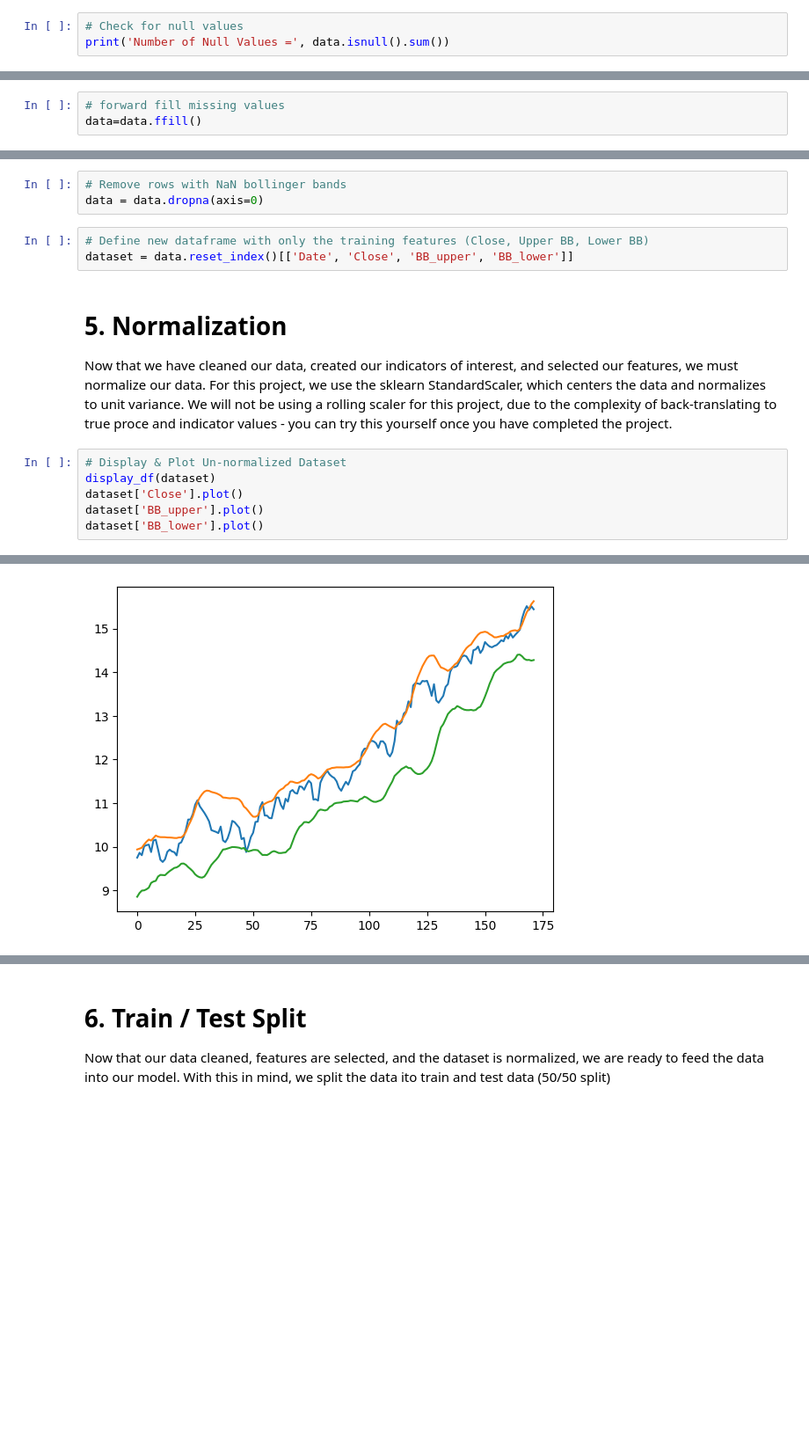
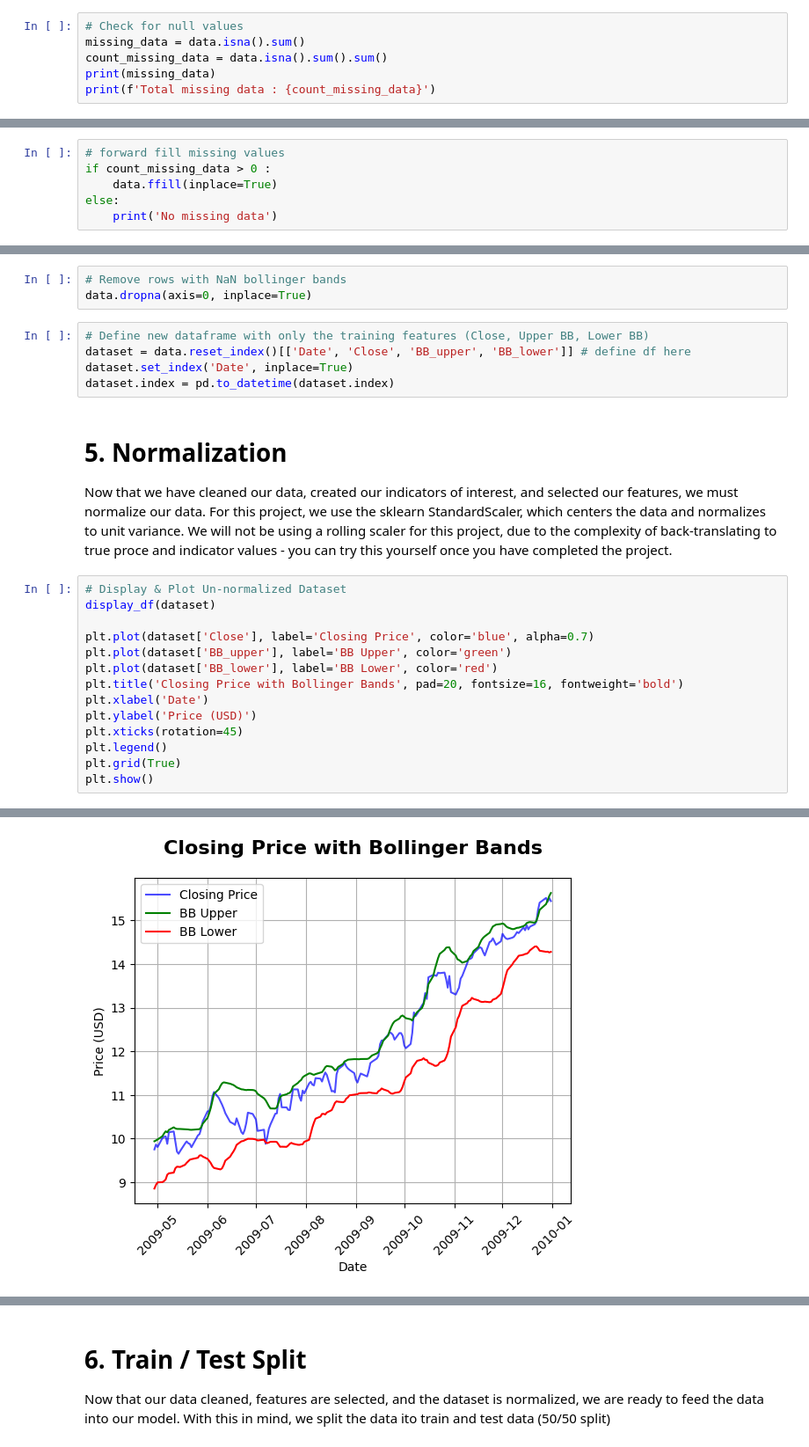
Before and after one commit to bigboy92/fend-matching-game, a Jupyter notebook: project_nb.ipynb, the cells around one changed output, grey strips where cells are left out. Shown at 88% size. Saved outputs shown, nothing was run; the diff lists cells and outputs as text; blank space fills up the shorter version.

```diff
--- a/project_nb.ipynb
+++ b/project_nb.ipynb
@@ -69,5 +70,8 @@ data['Close'].plot(rot=45)
 Next, we need to clean our data for training our model. This requires removal of NaN values.
 # %%
 # Check for null values
-print('Number of Null Values =', data.isnull().sum())
+missing_data = data.isna().sum()
+count_missing_data = data.isna().sum().sum()
+print(missing_data)
+print(f'Total missing data : {count_missing_data}')
 # %% [output]
@@ -81,5 +86,8 @@ dtype: int64
 # %%
 # forward fill missing values
-data=data.ffill()
+if count_missing_data > 0 :
+    data.ffill(inplace=True)
+else:
+    print('No missing data')
 # %%
 # Check for null values
@@ -109,17 +122,27 @@ data['BB_upper'] = data['MA20'] + (data['STD20'] * 2)
 data['BB_lower'] = data['MA20'] - (data['STD20'] * 2)
 # %%
 # Remove rows with NaN bollinger bands
-data = data.dropna(axis=0)
+data.dropna(axis=0, inplace=True)
 # %%
 # Define new dataframe with only the training features (Close, Upper BB, Lower BB)
-dataset = data.reset_index()[['Date', 'Close', 'BB_upper', 'BB_lower']]
+dataset = data.reset_index()[['Date', 'Close', 'BB_upper', 'BB_lower']] # define df here
+dataset.set_index('Date', inplace=True)
+dataset.index = pd.to_datetime(dataset.index)
 # %% [markdown]
 # 5. Normalization
 Now that we have cleaned our data, created our indicators of interest, and selected our features, we must normalize our data. For this project, we use the sklearn StandardScaler, which centers the data and normalizes to unit variance. We will not be using a rolling scaler for this project, due to the complexity of back-translating to true proce and indicator values - you can try this yourself once you have completed the project.
 # %%
 # Display & Plot Un-normalized Dataset
 display_df(dataset)
-dataset['Close'].plot()
-dataset['BB_upper'].plot()
-dataset['BB_lower'].plot()
+
+plt.plot(dataset['Close'], label='Closing Price', color='blue', alpha=0.7)
+plt.plot(dataset['BB_upper'], label='BB Upper', color='green')
+plt.plot(dataset['BB_lower'], label='BB Lower', color='red')
+plt.title('Closing Price with Bollinger Bands', pad=20, fontsize=16, fontweight='bold')
+plt.xlabel('Date')
+plt.ylabel('Price (USD)')
+plt.xticks(rotation=45)
+plt.legend()
+plt.grid(True)
+plt.show()
 # %% [output]
@@ -144,4 +167,4 @@ dataset['BB_lower'].plot()
-[figure, old version]
+[figure, new version]
 # %%
 # Normalize Dataset with StandardScaler
 normlist = []
```
Also changed, not shown: parts of 21 cells of this notebook.
